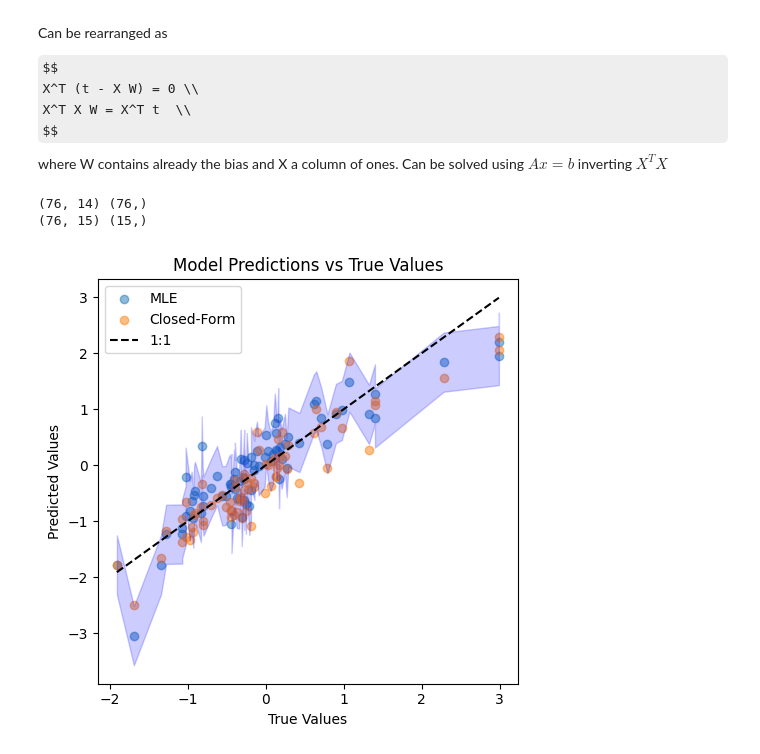
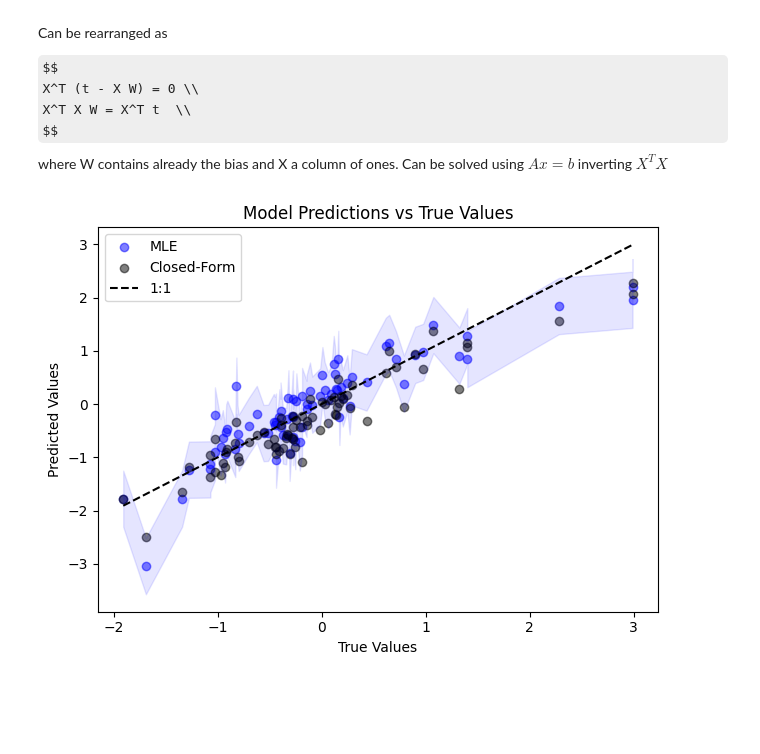
Before and after one commit to ignasiialemany/website_posts, a Jupyter notebook: LinearRegression.ipynb, the cells around one changed output. Drawn from its saved outputs; the diff is of its cells as text; code cells hidden in the pictures; some formulas as TeX source; blank space fills up the shorter version.

```diff
--- a/LinearRegression.ipynb
+++ b/LinearRegression.ipynb
@@ -190,9 +188,12 @@ variables = preprocessor.get_feature_names_out()
 X_numpy = np.array(X_transformed, dtype=np.float32)
 y_numpy = np.array(y.to_numpy(), dtype=np.float32)
 
-y_numpy = (y_numpy - y_numpy.mean())/y_numpy.std()
+y_scaler = StandardScaler()
+y_numpy_scaler_output = y_scaler.fit_transform(pd.DataFrame(y_numpy))
+y_numpy_scaler_output = y_numpy_scaler_output.reshape(-1,1)
+y_numpy_scaler_output = y_numpy_scaler_output.reshape(-1)
 
-X_train, X_val, y_train, y_val = train_test_split(X_numpy, y_numpy, test_size=0.15, random_state=42)
+X_train, X_val, y_train, y_val = train_test_split(X_numpy, y_numpy_scaler_output, test_size=0.15, random_state=42)
 
 def compute_jax_arrays(X,y):
     #add bias column to X
@@ -217,13 +218,6 @@ $$
 $$
 # %%
 from jax import grad, jit
-
-
-@jit
-def compute_loss(params, X, y):
-    sigma = params['sigma']
-    residuals = y - (jnp.dot(X, params['w']) + params['b'])
-    return 0.5*jnp.sum(residuals ** 2)/sigma**2
 
 @jit
 def negative_log_likelihood(params, X, y):
@@ -233,8 +227,7 @@ def negative_log_likelihood(params, X, y):
     N_samples = X.shape[0]
     residuals = y - (jnp.dot(X, w) + b)
     likelihood = 0.5*(N_samples * jnp.log(2 * jnp.pi * sigma**2) + jnp.sum(residuals ** 2) / sigma**2)
-    average_likelihood = jnp.mean(likelihood)
-    return average_likelihood
+    return likelihood
 
 #automatically derives the function with respect to the first argument
 grad_negative_log_likelihood = grad(negative_log_likelihood)
@@ -358,30 +351,44 @@ def closed_form_solution(X,y):
 # %%
 import jax.random as random
 #can we plot one y-x axis plot with the model predictions and the true values?
 
-#obtain closed-form solution
-print(X_val.shape, y_val.shape)
-X_closed_form = np.concatenate([np.ones((X_val.shape[0],1)),X_val],axis=1)
-W = closed_form_solution(X_closed_form,y_val)
-print(X_closed_form.shape, W.shape)
-y_closed_form = jnp.dot(X_closed_form, W)
+def plot_predictions_comparison(y_true, X_val, optimized_params, label, closed_form=True,color="blue"):
+    # MLE predictions
+    y_mle = jnp.dot(X_val, optimized_params['w']) + optimized_params['b']
+    plt.scatter(y_true, y_mle, alpha=0.5, label=label,color=color)
 
-plt.figure(figsize=(5, 5))
-plt.scatter(y_val, jnp.dot(X_val, optimized_params['w']) + optimized_params['b'], alpha=0.5,label="MLE")
-plt.scatter(y_val, y_closed_form, alpha=0.5,label="Closed-Form")
-sort_index = jnp.argsort(y_val)
-y_val_sorted = y_val[sort_index]
-X_val_sorted = X_val[sort_index]
-sigma = optimized_params["sigma"]
-plt.fill_between(y_val_sorted, jnp.dot(X_val_sorted, optimized_params['w']) + optimized_params['b'] - sigma, jnp.dot(X_val_sorted, optimized_params['w']) + optimized_params['b'] + sigma, alpha=0.2,color="blue")
-plt.plot(np.linspace(y_val.min(),y_val.max(),100),np.linspace(y_val.min(),y_val.max(),100),color="black",linestyle="--",label="1:1")
-plt.xlabel('True Values')
-plt.ylabel('Predicted Values')
-plt.title('Model Predictions vs True Values')
+    # Closed-form solution if requested
+    if closed_form:
+        X_closed_form = np.concatenate([np.ones((X_val.shape[0], 1)), X_val], axis=1)
+        W = closed_form_solution(X_closed_form, y_true)
+        y_closed_form = jnp.dot(X_closed_form, W)
+        plt.scatter(y_true, y_closed_form, alpha=0.5, label="Closed-Form",color="black")
+
+    # Sort for confidence interval
+    sort_index = jnp.argsort(y_true)
+    y_true_sorted = y_true[sort_index]
+    X_val_sorted = X_val[sort_index]
+
+    # Confidence interval
+    y_pred_sorted = jnp.dot(X_val_sorted, optimized_params['w']) + optimized_params['b']
+    sigma = optimized_params["sigma"]
+    plt.fill_between(y_true_sorted,
+                    y_pred_sorted - sigma,
+                    y_pred_sorted + sigma,
+                    alpha=0.1, color=color)
+
+    plt.xlabel('True Values')
+    plt.ylabel('Predicted Values')
+    plt.title('Model Predictions vs True Values')
+    plt.tight_layout()
+
+
+# Example usage
+plot_predictions_comparison(y_val, X_val,optimized_params,"MLE")
+plt.plot(np.linspace(y_val.min(), y_val.max(), 100),
+             np.linspace(y_val.min(), y_val.max(), 100),
+             color="black", linestyle="--", label="1:1")
 plt.legend()
-plt.tight_layout()
 plt.show()
 # %% [output]
-(76, 14) (76,)
-(76, 15) (15,)
-[figure, old version]
+[figure, new version]
```
Also changed, not shown: parts of 22 cells of this notebook.
